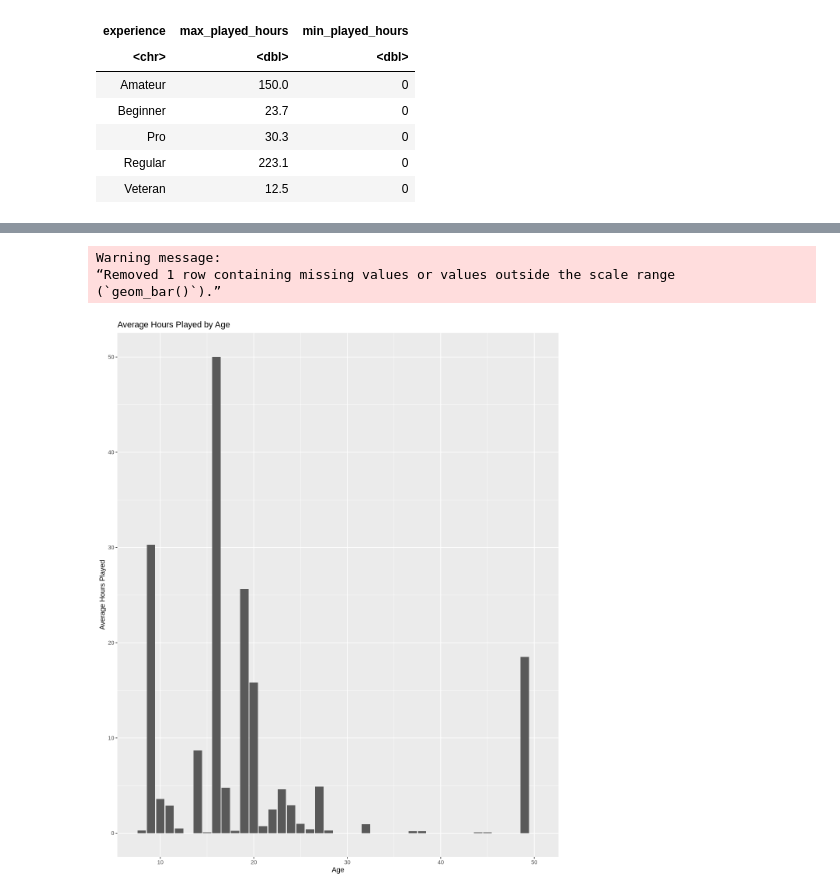
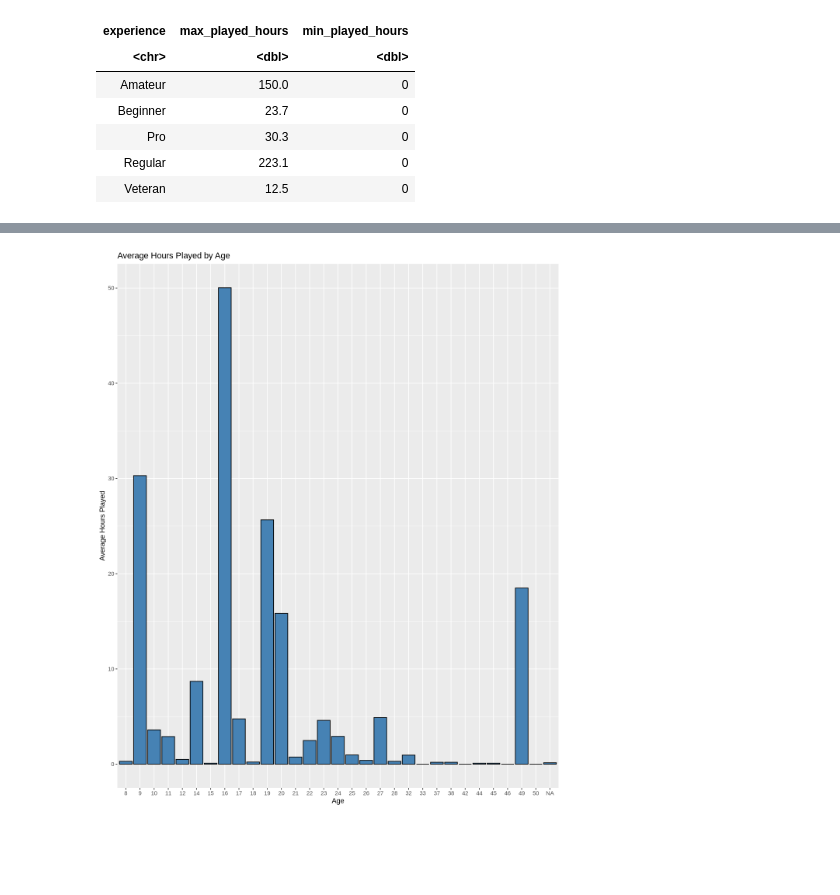
Before and after one commit to Chalkkk/dsci-final-group-project, a Jupyter notebook: final_project.ipynb, the cells around one changed output, grey strips where cells are left out. Cells and saved outputs as stored; diff of their text form; code cells hidden in the pictures; blank space fills up the shorter version.

```diff
--- a/final_project.ipynb
+++ b/final_project.ipynb
@@ -92,8 +92,7 @@ A tibble: 196 × 7
 | Pro | TRUE | d9473710057f7d42f36570f0be83817a4... | 0.2 | Ahmed | Other | NA |
 # %%
 players <- players |>
-        rename(age = Age) |>
-        select(experience, played_hours, age)
+           select(experience, played_hours, Age)
 players
 # %% [output]
 A tibble: 196 × 3
@@ -281,14 +274,14 @@ hours_experience_bars
 # %%
 hours_age_bars <- hours_age_sum |>
-    ggplot(aes(x = age, y = average_played_hours)) +
-    geom_bar(stat = "identity") +
-    labs(title = "Average Hours Played by Age", x = "Age", y = "Average Hours Played")
-
+                  ggplot(aes(x = factor(age), y = average_played_hours)) +
+                  geom_bar(stat = "identity",
+                           fill = "steelblue",
+                           colour = "black") +
+                  labs(title = "Average Hours Played by Age",
+                       x = "Age",
+                       y = "Average Hours Played")
 hours_age_bars
 # %% [output]
-Warning message:
-“Removed 1 row containing missing values or values outside the scale range
-(`geom_bar()`).”
-[figure, old version]
+[figure, new version]
 # %%
 options(repr.plot.width = 10, repr.plot.height = 12)
```
Also changed, not shown: parts of 11 cells of this notebook.
